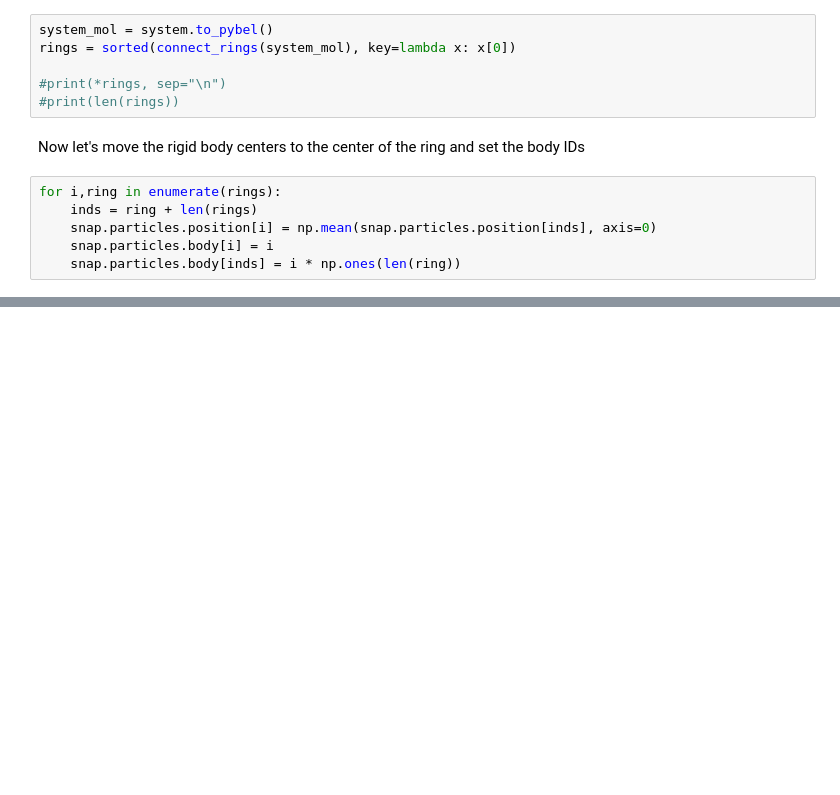
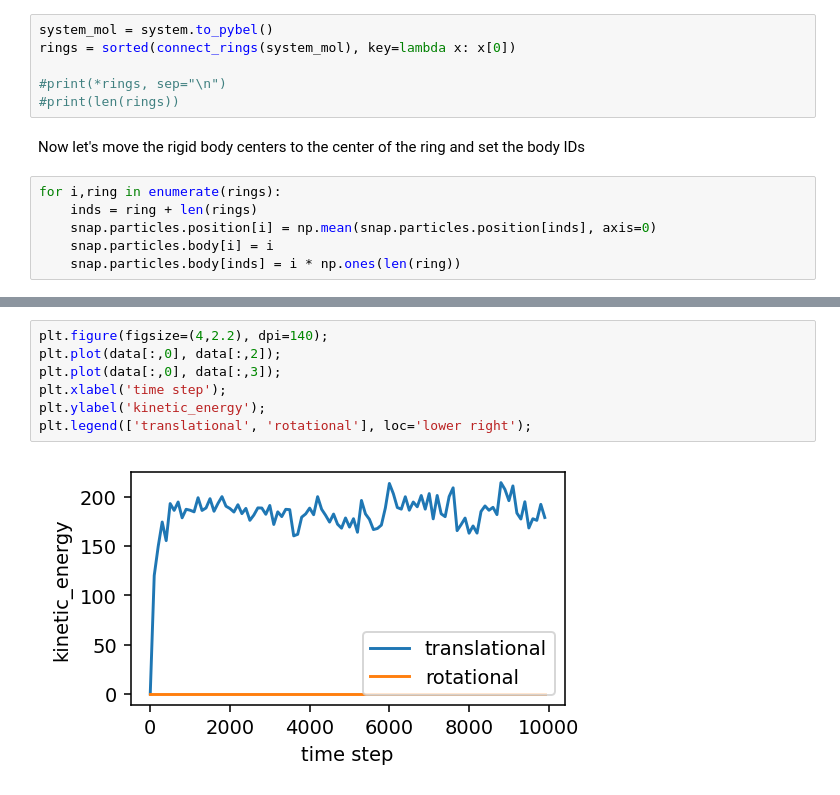
Before and after one commit to cmelab/planckton, a Jupyter notebook: rigid_bodies.ipynb, the cells around one changed output, grey strips where cells are left out. Saved outputs shown, nothing was run; the diff lists cells and outputs as text; blank space fills up the shorter version.

```diff
--- a/rigid_bodies.ipynb
+++ b/rigid_bodies.ipynb
@@ -173,0 +234,9 @@ set_param(type_name, types, positions, orientations=None, charges=None, diameter
+# %%
+plt.figure(figsize=(4,2.2), dpi=140);
+plt.plot(data[:,0], data[:,2]);
+plt.plot(data[:,0], data[:,3]);
+plt.xlabel('time step');
+plt.ylabel('kinetic_energy');
+plt.legend(['translational', 'rotational'], loc='lower right');
+# %% [output]
+[figure, added]
```
Also changed, not shown: parts of 17 cells of this notebook, 1 other file.
